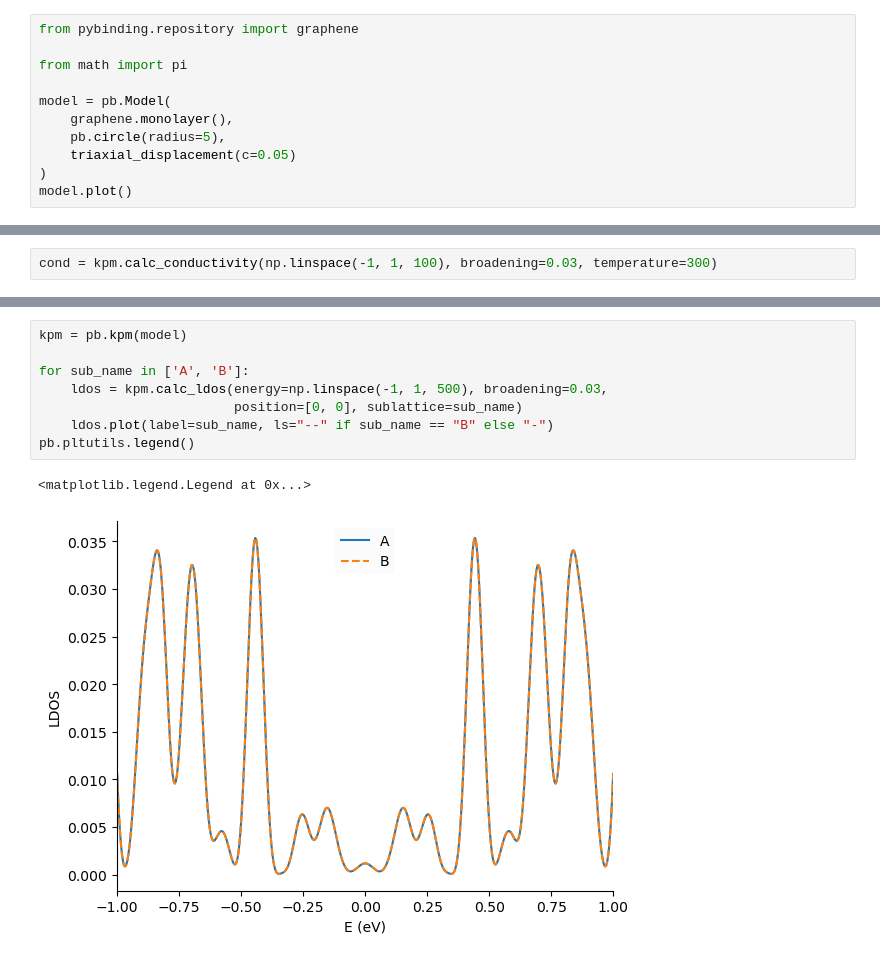
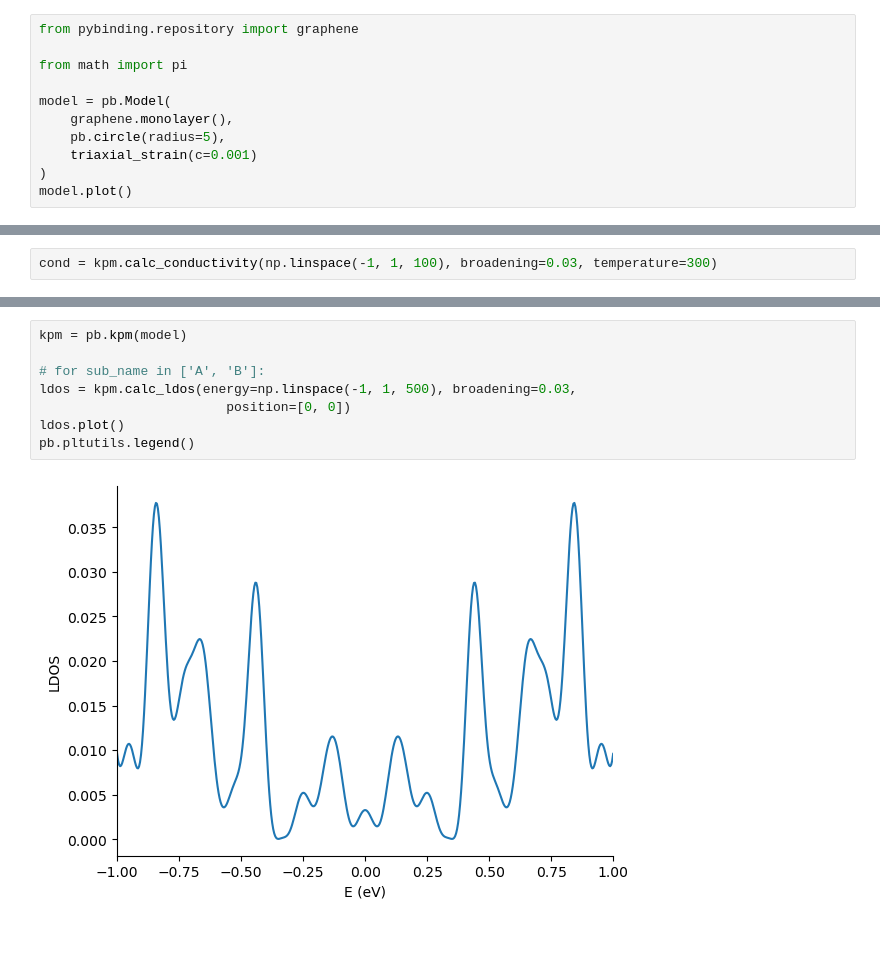
Before and after one commit to dreycenfoiles/MSE-485-Project, a Jupyter notebook: Tutorial.ipynb, the cells around one changed output, grey strips where cells are left out. Saved outputs shown, nothing was run; the diff lists cells and outputs as text.

Commit message:
Attempting to compare strain and magnetic field

```diff
--- a/Tutorial.ipynb
+++ b/Tutorial.ipynb
@@ -26,7 +26,7 @@ from math import pi
 model = pb.Model(
     graphene.monolayer(),
     pb.circle(radius=5),
-    triaxial_displacement(c=0.05)
+    triaxial_strain(c=0.001)
 )
 model.plot()
 # %% [output]
@@ -40,11 +36,10 @@ cond.plot()
 # %%
 kpm = pb.kpm(model)
 
-for sub_name in ['A', 'B']:
-    ldos = kpm.calc_ldos(energy=np.linspace(-1, 1, 500), broadening=0.03,
-                         position=[0, 0], sublattice=sub_name)
-    ldos.plot(label=sub_name, ls="--" if sub_name == "B" else "-")
+# for sub_name in ['A', 'B']:
+ldos = kpm.calc_ldos(energy=np.linspace(-1, 1, 500), broadening=0.03,
+                        position=[0, 0])
+ldos.plot()
 pb.pltutils.legend()
 # %% [output]
-<matplotlib.legend.Legend at 0x...>
-[figure, old version]
+[figure, new version]
```
Also changed, not shown: parts of 2 cells of this notebook, 1 other file.
